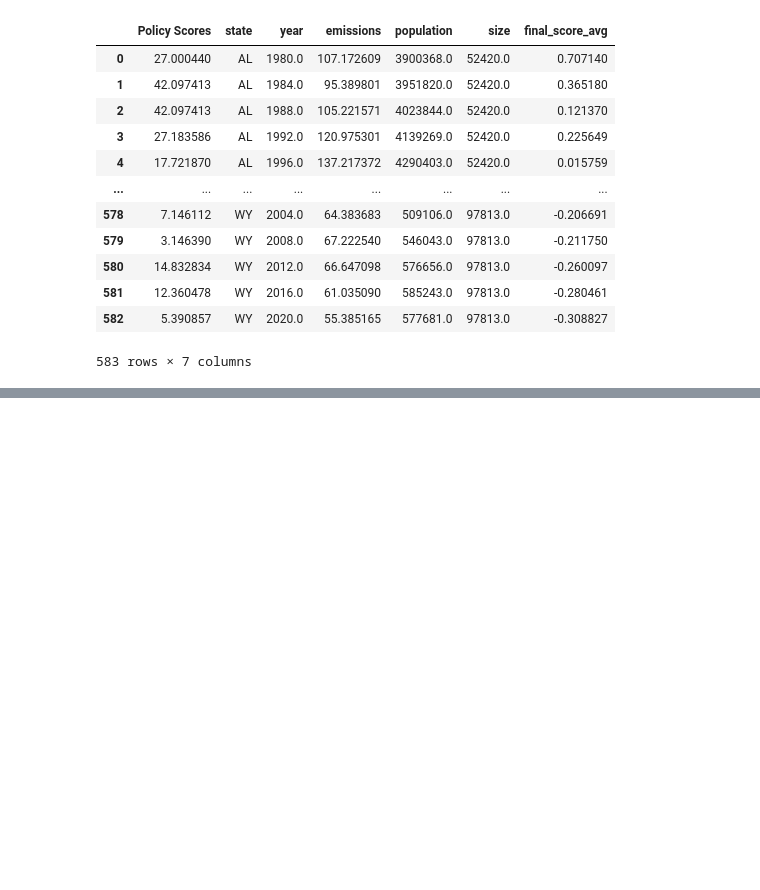
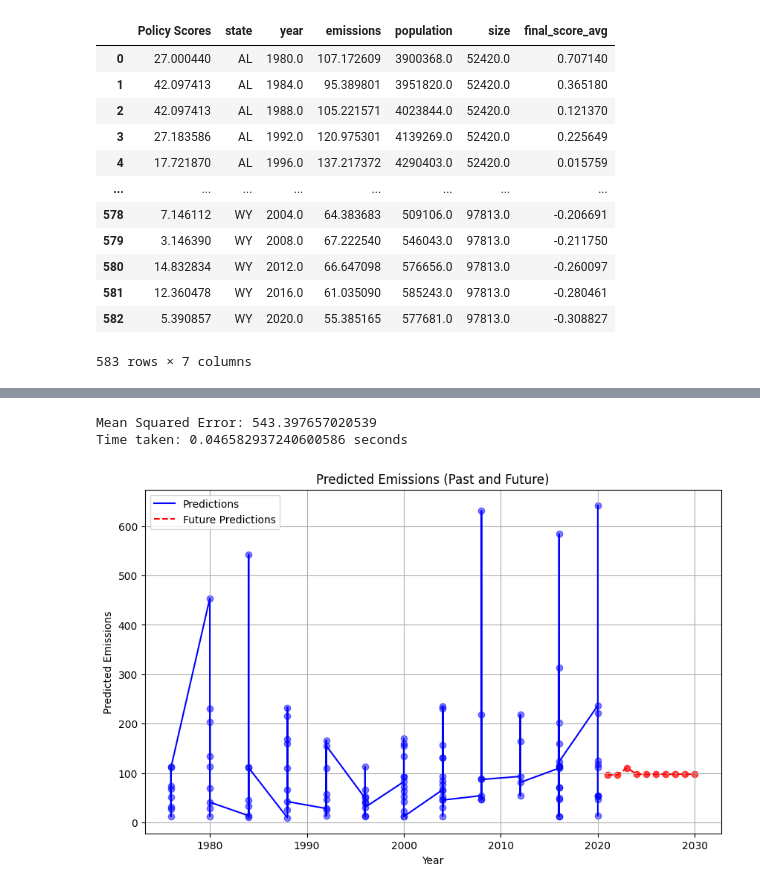
Before and after one commit to AyalYakobe/AirPollutionByPolitics, a Jupyter notebook: overview.ipynb, the cells around one changed output, grey strips where cells are left out. Saved outputs shown, nothing was run; the diff lists cells and outputs as text; code cells hidden in the pictures; blank space fills up the shorter version.

```diff
--- a/overview.ipynb
+++ b/overview.ipynb
@@ -468,0 +587,75 @@ final_df_imputed
+# %%
+import time
+import pandas as pd
+import numpy as np
+import matplotlib.pyplot as plt
+from sklearn.ensemble import GradientBoostingRegressor
+from sklearn.model_selection import train_test_split
+from sklearn.metrics import mean_squared_error
+from sklearn.linear_model import LinearRegression
+
+X = final_df_imputed[['Policy Scores', 'population', 'size', 'final_score_avg']]
+y = final_df_imputed['emissions']
+
+X_train, X_test, y_train, y_test = train_test_split(X, y, test_size=0.2, random_state=42)
+
+start_time = time.time()
+
+gb_model = GradientBoostingRegressor(n_estimators=100, random_state=42)
+gb_model.fit(X_train, y_train)
+
+y_pred = gb_model.predict(X_test)
+
+end_time = time.time()
+
+mse = mean_squared_error(y_test, y_pred)
+elapsed_time = end_time - start_time
+
+print(f'Mean Squared Error: {mse}')
+print(f'Time taken: {elapsed_time} seconds')
+
+last_year = final_df_imputed['year'].max()
+
+def extrapolate_feature(df, feature_name, future_years):
+    model = LinearRegression()
+    model.fit(df['year'].values.reshape(-1, 1), df[feature_name].values)
+    future_values = model.predict(future_years.values.reshape(-1, 1))
+    return future_values
+
+future_years = pd.DataFrame({'year': range(int(last_year) + 1, int(last_year) + 11)})
+
+future_population = extrapolate_feature(final_df_imputed, 'population', future_years['year'])
+future_policy_scores = extrapolate_feature(final_df_imputed, 'Policy Scores', future_years['year'])
+future_size = extrapolate_feature(final_df_imputed, 'size', future_years['year'])
+future_final_score_avg = extrapolate_feature(final_df_imputed, 'final_score_avg', future_years['year'])
+
+future_features = pd.DataFrame({
+    'Policy Scores': future_policy_scores,
+    'population': future_population,
+    'size': future_size,
+    'final_score_avg': future_final_score_avg
+})
+
+future_predictions = gb_model.predict(future_features)
+
+plt.figure(figsize=(10, 6))
+
+X_test['predictions'] = y_pred
+X_test['year'] = final_df_imputed.loc[X_test.index, 'year']
+X_test = X_test.sort_values(by='year')
+plt.plot(X_test['year'], X_test['predictions'], label='Predictions', color='blue')
+
+plt.plot(future_years['year'], future_predictions, label='Future Predictions', color='red', linestyle='--')
+
+plt.scatter(X_test['year'], X_test['predictions'], color='blue', alpha=0.5)
+plt.scatter(future_years['year'], future_predictions, color='red', alpha=0.7)
+plt.xlabel('Year')
+plt.ylabel('Predicted Emissions')
+plt.title('Predicted Emissions (Past and Future)')
+plt.grid(True)
+plt.legend()
+plt.show()
+# %% [output]
+Mean Squared Error: 543.397657020539
+Time taken: 0.046582937240600586 seconds
+[figure, added]
```
Also changed, not shown: parts of 9 cells of this notebook.
